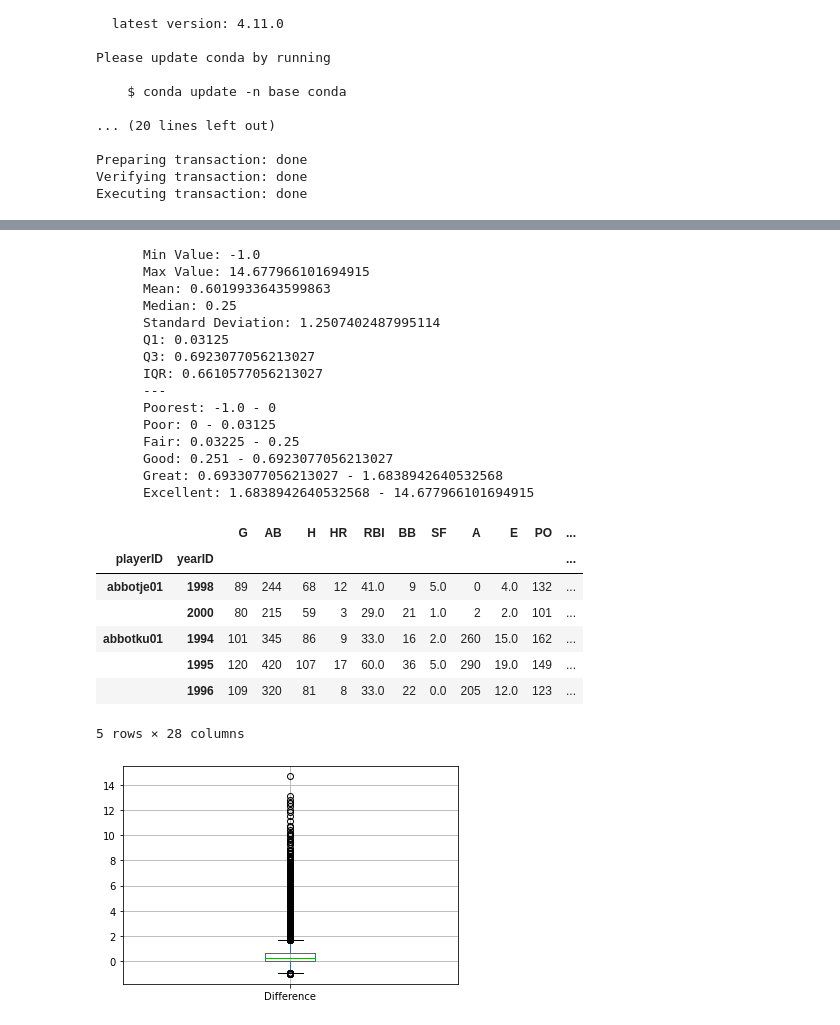
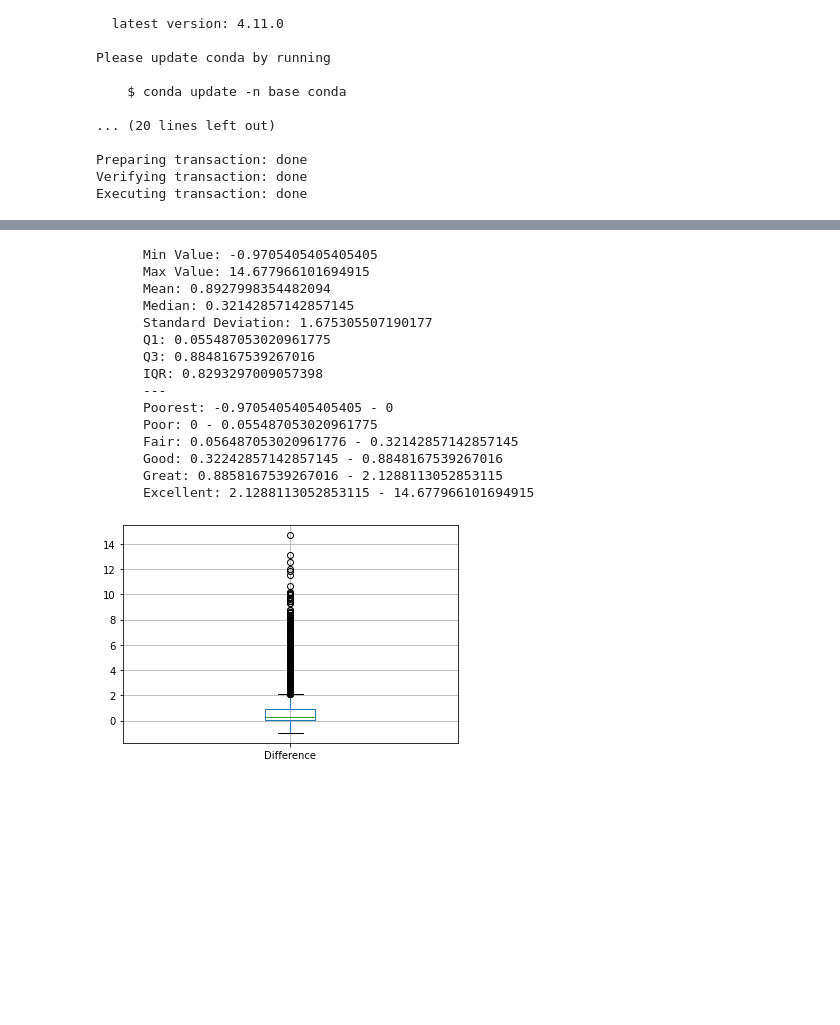
Before and after one commit to Chernide/BaseballPredictorCSCI-5502, a Jupyter notebook: salary/SalaryAnalysis.ipynb, the cells around one changed output, grey strips where cells are left out. Saved outputs shown, nothing was run; the diff lists cells and outputs as text; code cells hidden in the pictures; blank space fills up the shorter version.

```diff
--- a/salary/SalaryAnalysis.ipynb
+++ b/salary/SalaryAnalysis.ipynb
@@ -157,8 +142,6 @@ updated.head(5)
 # %%
-updated['RBI_Cat'] = p.cut(updated['RBI'], bins=[0, 1, 24, 44, 69, 135, 200], labels=["Poorest", "Poor", "Fair", "Good", "Great", "Excellent"])
-updated['RBI_Cat_Small'] = p.cut(updated['RBI'], bins=[0, 44, 135, 200], labels=["Poor", "Good", "Excellent"])
-display_stats(updated, 'RBI')
-updated.boxplot(column=['RBI'], return_type='axes')
-
-updated.head(5)
+dataset['RBI_Cat'] = p.cut(dataset['RBI'], bins=[0, 1, 24, 44, 69, 135, 200], labels=["Poorest", "Poor", "Fair", "Good", "Great", "Excellent"])
+dataset['RBI_Cat_Small'] = p.cut(dataset['RBI'], bins=[0, 44, 135, 200], labels=["Poor", "Good", "Excellent"])
+display_stats(dataset, 'RBI')
+dataset.boxplot(column=['RBI'], return_type='axes')
 # %% [output]
@@ -188,8 +165,6 @@ updated.head(5)
 # %%
-updated['BA_Cat'] = p.cut(updated['BattingAverage'], bins=[0.0, 0.177, 0.266, 0.296, 0.325, 0.412, 0.5], labels=["Poorest", "Poor", "Fair", "Good", "Great", "Excellent"], precision=3)
-updated['BA_Cat_Small'] = p.cut(updated['BattingAverage'], bins=[0.0, 0.177, 0.296, 0.5], labels=["Poor", "Good", "Excellent"], precision=3)
-display_stats(updated, 'BattingAverage', 0.001, 3)
-ba_axes = updated[ updated['AB'] >= 500 ].boxplot(column=['BattingAverage'], return_type='axes')
-
-updated.head(5)
+dataset['BA_Cat'] = p.cut(dataset['BattingAverage'], bins=[0.0, 0.177, 0.266, 0.296, 0.325, 0.412, 0.5], labels=["Poorest", "Poor", "Fair", "Good", "Great", "Excellent"], precision=3)
+dataset['BA_Cat_Small'] = p.cut(dataset['BattingAverage'], bins=[0.0, 0.177, 0.296, 0.5], labels=["Poor", "Good", "Excellent"], precision=3)
+display_stats(dataset, 'BattingAverage', 0.001, 3)
+ba_axes = dataset.boxplot(column=['BattingAverage'], return_type='axes')
 # %% [output]
@@ -219,10 +186,8 @@ updated.head(5)
 [figure]
 # %%
-updated['FP_Cat'] = p.cut(updated['FieldingPercentage'], bins=[0, 0.5, 0.942, 0.973, 0.986, 0.993, 1], labels=["Poorest", "Poor", "Fair", "Good", "Great", "Excellent"], precision=3)
-updated['FP_Cat_Small'] = p.cut(updated['FieldingPercentage'], bins=[0, 0.942, 0.993, 1], labels=["Poor", "Good", "Excellent"], precision=3)
-display_stats(updated, 'FieldingPercentage', 0.001, 3)
-fp_axes = updated[ updated['G'] >= 50 ].boxplot(column=['FieldingPercentage'], return_type='axes')
+dataset['FP_Cat'] = p.cut(dataset['FieldingPercentage'], bins=[0, 0.5, 0.942, 0.973, 0.986, 0.993, 1], labels=["Poorest", "Poor", "Fair", "Good", "Great", "Excellent"], precision=3)
+dataset['FP_Cat_Small'] = p.cut(dataset['FieldingPercentage'], bins=[0, 0.942, 0.993, 1], labels=["Poor", "Good", "Excellent"], precision=3)
+display_stats(dataset, 'FieldingPercentage', 0.001, 3)
+fp_axes = dataset.boxplot(column=['FieldingPercentage'], return_type='axes')
 fp_axes.set_ylim(0.9, 1)
-
-updated.head(5)
 # %% [output]
@@ -253,38 +211,28 @@ updated.head(5)
 # %%
-updated['Salary_Increase'] = p.cut(updated['Difference'], bins=[-1.0, 0, 0.032, 0.251, 0.693, 1, 15], labels=["Poorest", "Poor", "Fair", "Good", "Great", "Excellent"], precision=3)
-updated['Salary_Increase_Small'] = p.cut(updated['Difference'], bins=[-1.0, 1, 15], labels=["Small", "Large"], precision=3)
-display_stats(updated, 'Difference', 0.001)
-diff_axes = updated[ updated['G'] >= 50 ].boxplot(column=['Difference'], return_type='axes')
+dataset['Salary_Increase'] = p.cut(dataset['Difference'], bins=[-1.0, 0, 0.032, 0.251, 0.693, 1, 15], labels=["Poorest", "Poor", "Fair", "Good", "Great", "Excellent"], precision=3)
+dataset['Salary_Increase_Small'] = p.cut(dataset['Difference'], bins=[0, 1, 15], labels=["Small", "Large"], precision=3)
+display_stats(dataset, 'Difference', 0.001)
+diff_axes = dataset.boxplot(column=['Difference'], return_type='axes')
 
-updated['HighestSalary'] = updated.groupby(['playerID'])['salary'].transform('max')
-updated['LowestSalary'] = updated.groupby(['playerID'])['salary'].transform('min')
-
-updated.head(5)
+dataset['HighestSalary'] = dataset.groupby(['playerID'])['salary'].transform('max')
+dataset['LowestSalary'] = dataset.groupby(['playerID'])['salary'].transform('min')
 # %% [output]
-      Min Value: -1.0
+      Min Value: -0.9705405405405405
       Max Value: 14.677966101694915
-      Mean: 0.6019933643599863
-      Median: 0.25
-      Standard Deviation: 1.2507402487995114
-      Q1: 0.03125
-      Q3: 0.6923077056213027
-      IQR: 0.6610577056213027
+      Mean: 0.8927998354482094
+      Median: 0.32142857142857145
+      Standard Deviation: 1.675305507190177
+      Q1: 0.055487053020961775
+      Q3: 0.8848167539267016
+      IQR: 0.8293297009057398
       ---
-      Poorest: -1.0 - 0
-      Poor: 0 - 0.03125
-      Fair: 0.03225 - 0.25
-      Good: 0.251 - 0.6923077056213027
-      Great: 0.6933077056213027 - 1.6838942640532568
-      Excellent: 1.6838942640532568 - 14.677966101694915
+      Poorest: -0.9705405405405405 - 0
+      Poor: 0 - 0.055487053020961775
+      Fair: 0.056487053020961776 - 0.32142857142857145
+      Good: 0.32242857142857145 - 0.8848167539267016
+      Great: 0.8858167539267016 - 2.1288113052853115
+      Excellent: 2.1288113052853115 - 14.677966101694915
-|  |  | G | AB | H | HR | RBI | BB | SF | A | E | PO | ... |
-| playerID | yearID |  |  |  |  |  |  |  |  |  |  | ... |
-| abbotje01 | 1998 | 89 | 244 | 68 | 12 | 41.0 | 9 | 5.0 | 0 | 4.0 | 132 | ... |
-|  | 2000 | 80 | 215 | 59 | 3 | 29.0 | 21 | 1.0 | 2 | 2.0 | 101 | ... |
-| abbotku01 | 1994 | 101 | 345 | 86 | 9 | 33.0 | 16 | 2.0 | 260 | 15.0 | 162 | ... |
-|  | 1995 | 120 | 420 | 107 | 17 | 60.0 | 36 | 5.0 | 290 | 19.0 | 149 | ... |
-|  | 1996 | 109 | 320 | 81 | 8 | 33.0 | 22 | 0.0 | 205 | 12.0 | 123 | ... |
-5 rows × 28 columns
-[figure, old version]
+[figure, new version]
 # %%
 # Reference:
 # https://deebuls.github.io/Naive-Bayes-Pandas.html
```
Also changed, not shown: parts of 7 cells of this notebook.
